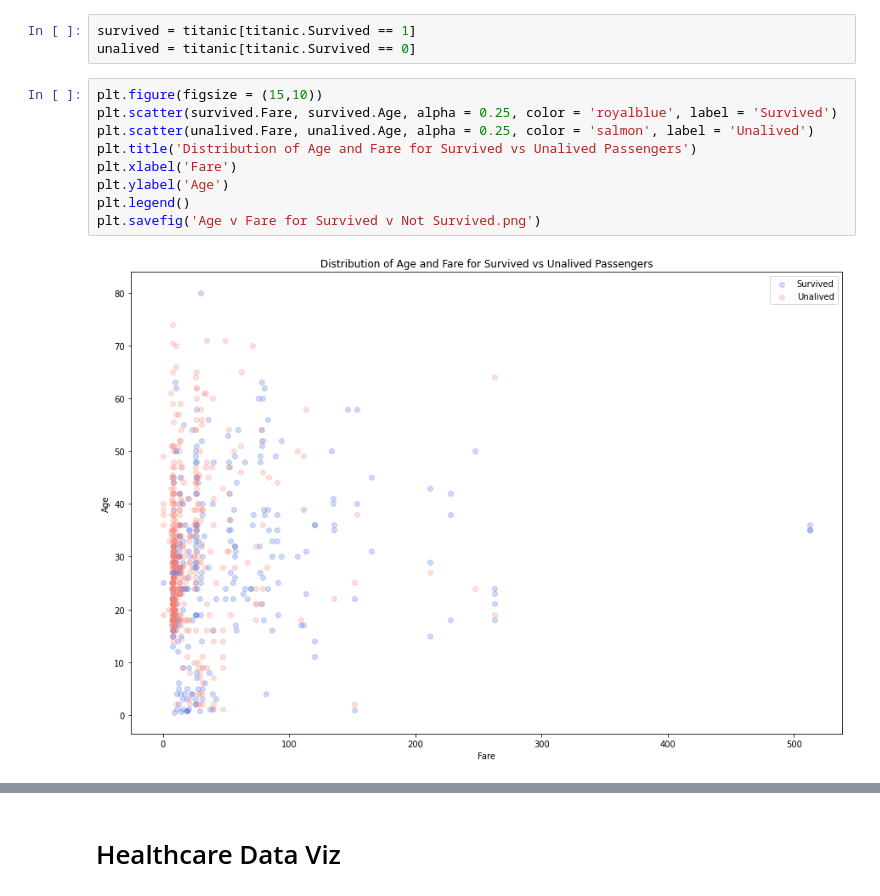
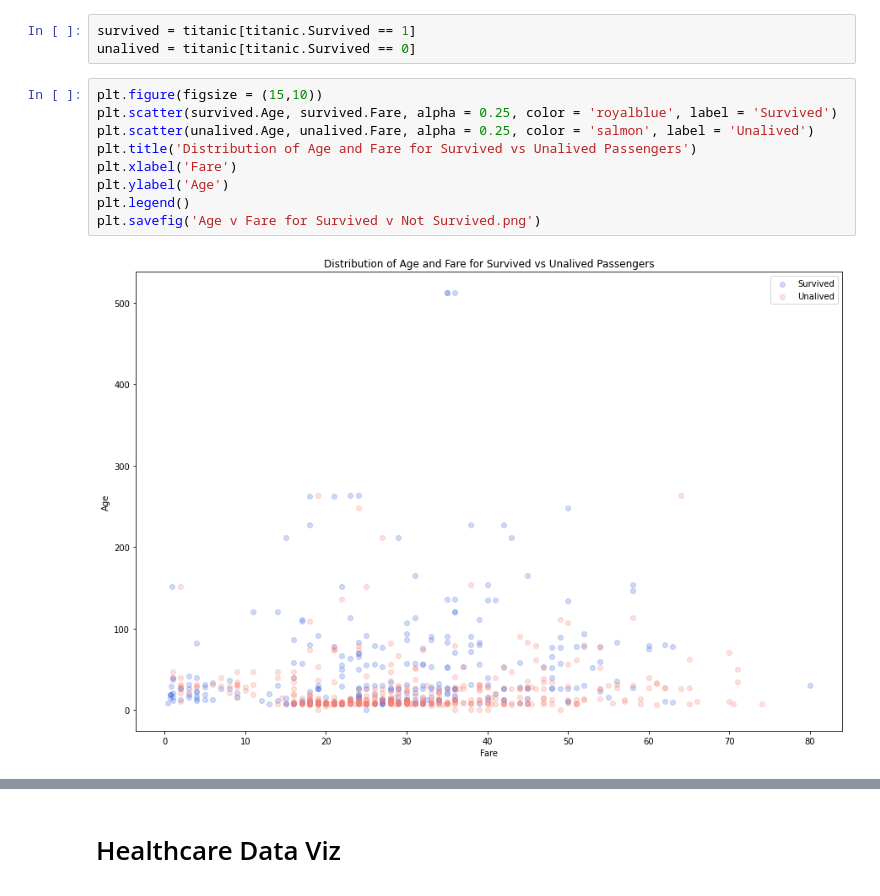
Before and after one commit to zdanielshi/data_science_LFZ, a Jupyter notebook: DS0607_matplotlib.ipynb, the cells around one changed output, grey strips where cells are left out. Saved outputs shown, nothing was run; the diff lists cells and outputs as text.

```diff
--- a/DS0607_matplotlib.ipynb
+++ b/DS0607_matplotlib.ipynb
@@ -123,12 +123,12 @@ survived = titanic[titanic.Survived == 1]
 unalived = titanic[titanic.Survived == 0]
 # %%
 plt.figure(figsize = (15,10))
-plt.scatter(survived.Fare, survived.Age, alpha = 0.25, color = 'royalblue', label = 'Survived')
-plt.scatter(unalived.Fare, unalived.Age, alpha = 0.25, color = 'salmon', label = 'Unalived')
+plt.scatter(survived.Age, survived.Fare, alpha = 0.25, color = 'royalblue', label = 'Survived')
+plt.scatter(unalived.Age, unalived.Fare, alpha = 0.25, color = 'salmon', label = 'Unalived')
 plt.title('Distribution of Age and Fare for Survived vs Unalived Passengers')
 plt.xlabel('Fare')
 plt.ylabel('Age')
 plt.legend()
 plt.savefig('Age v Fare for Survived v Not Survived.png')
 # %% [output]
-[figure, old version]
+[figure, new version]
```
Also changed, not shown: parts of 7 cells of this notebook.
